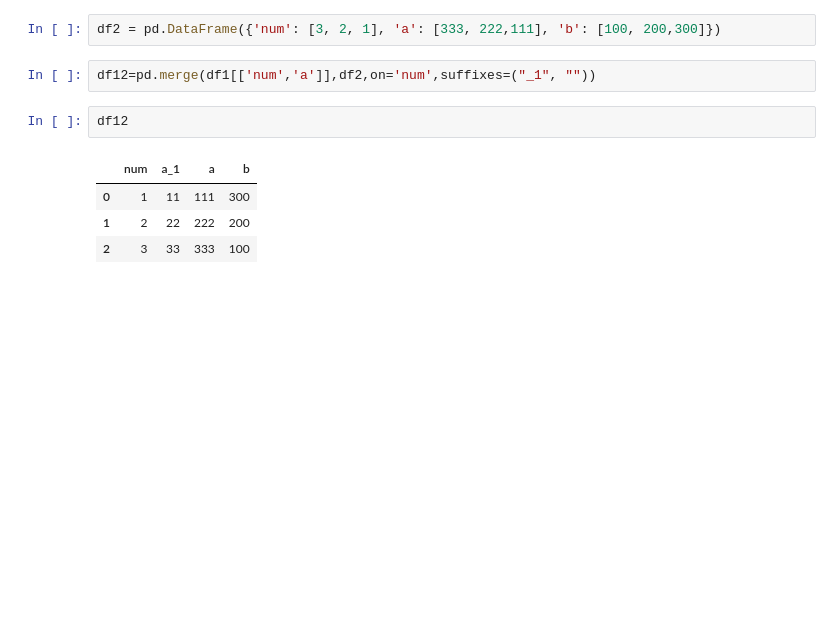
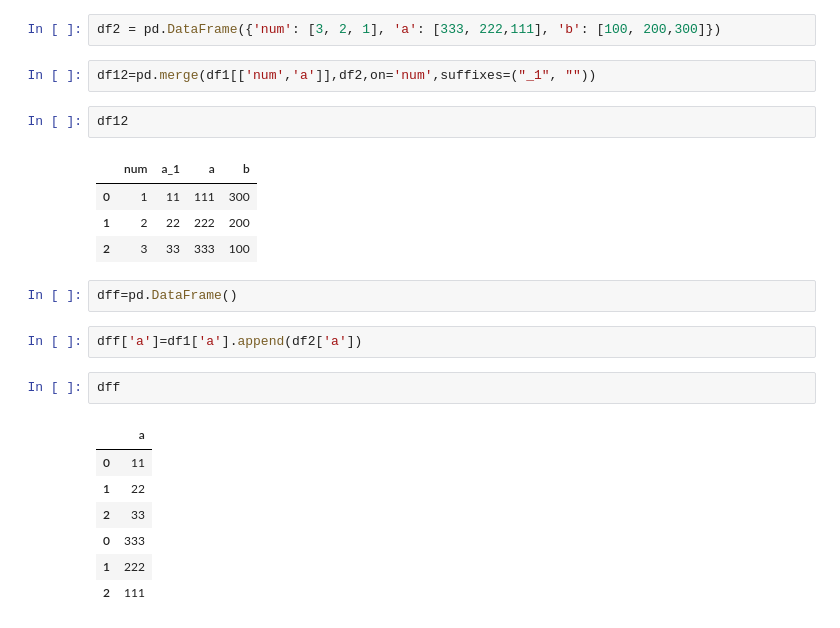
Before and after one commit to terna/readSIsaR_BatchResults, a Jupyter notebook: merge.ipynb, the cells around one changed output. Cells and saved outputs as stored; diff of their text form; blank space fills up the shorter version.

```diff
--- a/merge.ipynb
+++ b/merge.ipynb
@@ -21,3 +21,17 @@ df12
 | 0 | 1 | 11 | 111 | 300 |
 | 1 | 2 | 22 | 222 | 200 |
 | 2 | 3 | 33 | 333 | 100 |
+# %%
+dff=pd.DataFrame()
+# %%
+dff['a']=df1['a'].append(df2['a'])
+# %%
+dff
+# %% [output]
+|  | a |
+| 0 | 11 |
+| 1 | 22 |
+| 2 | 33 |
+| 0 | 333 |
+| 1 | 222 |
+| 2 | 111 |
```
Also changed, not shown: parts of 1 cell of this notebook, 1 other file.
